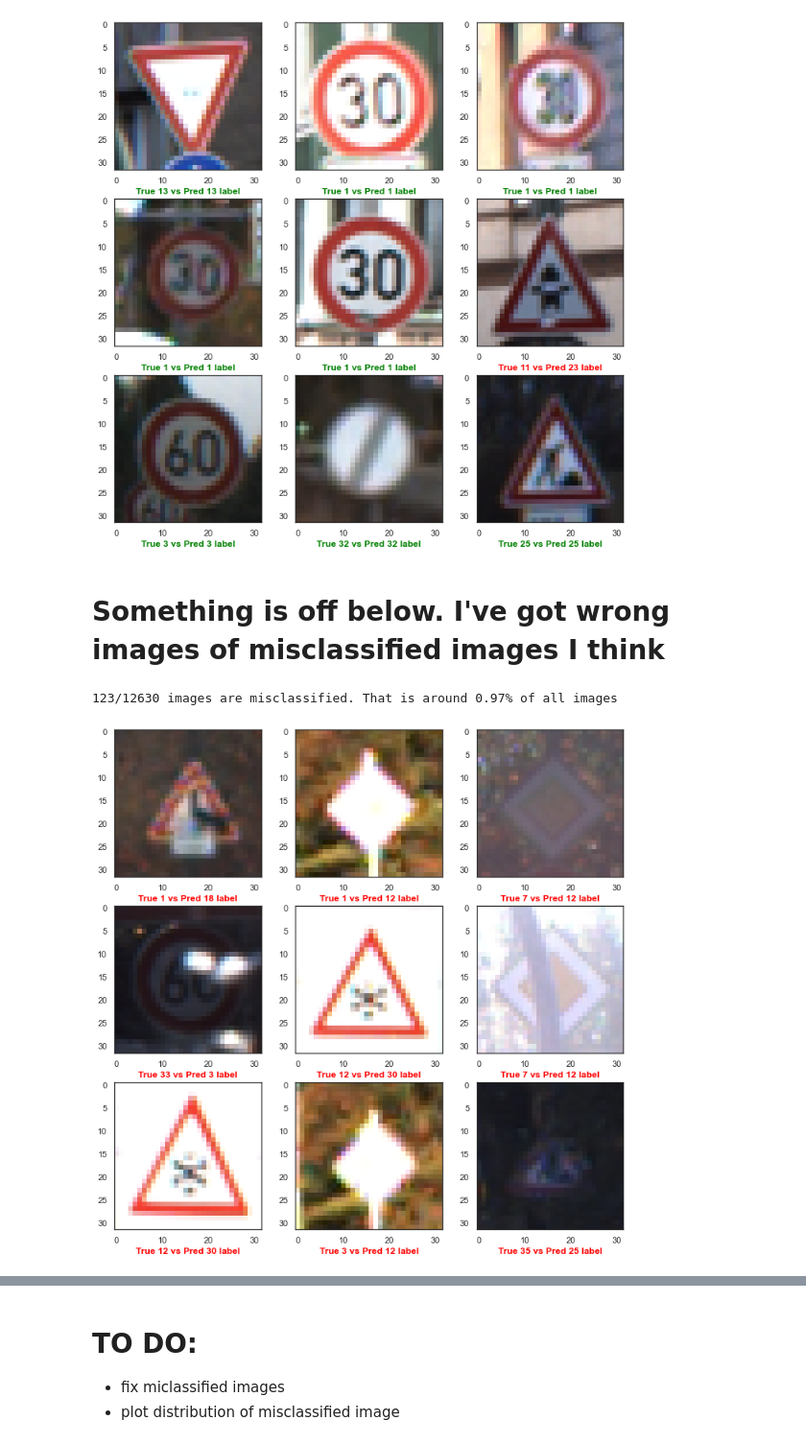
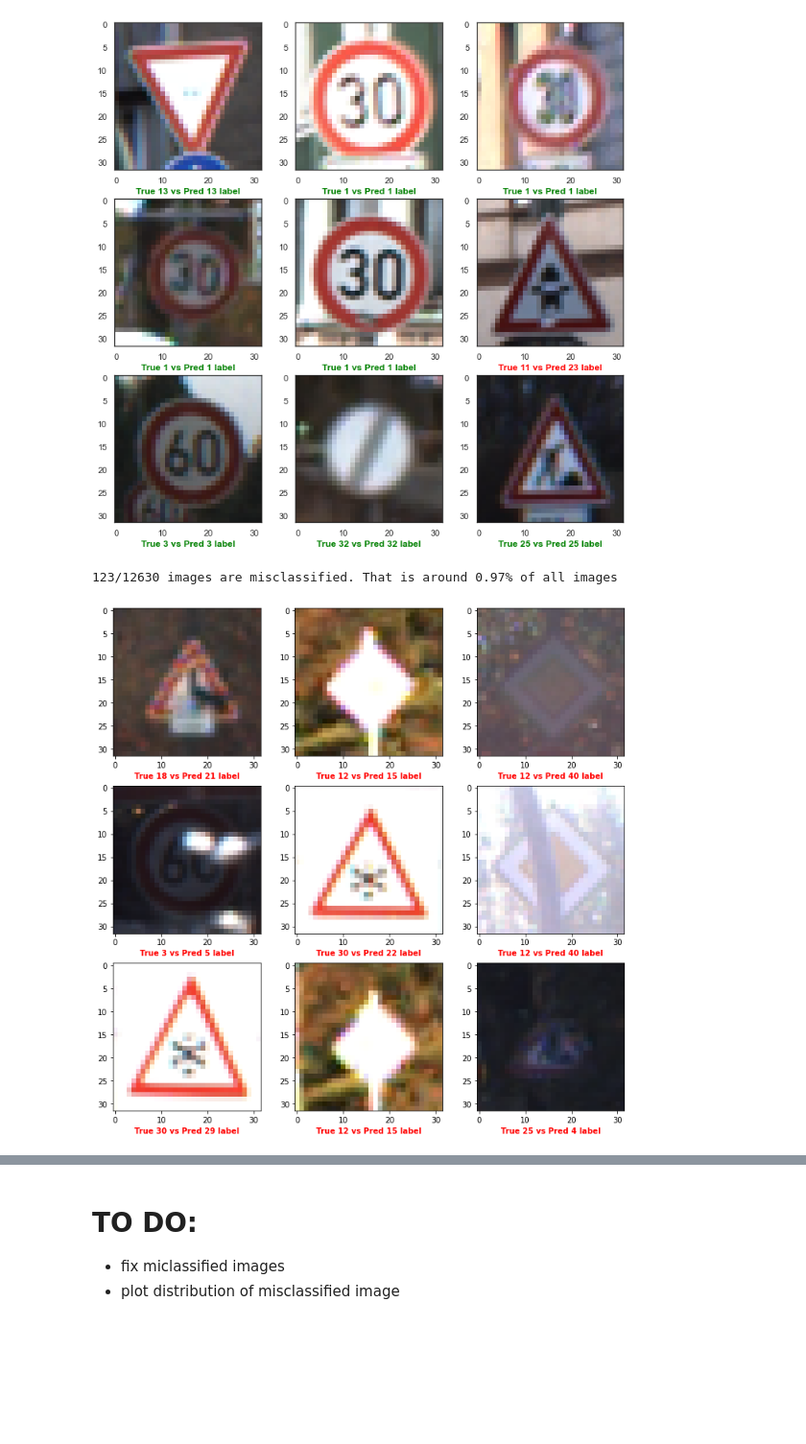
Before and after one commit to imarekkus/Master-s_Thesis, a Jupyter notebook: kody/EDA + Model.ipynb, the cells around one changed output, grey strips where cells are left out. Shown: that part at 96% size. Drawn from its saved outputs; the diff is of its cells as text; code cells hidden in the pictures; blank space fills up the shorter version.

Commit message:
New figures, new tables, results continuation

```diff
--- a/kody/EDA + Model.ipynb
+++ b/kody/EDA + Model.ipynb
@@ -575,3 +738,6 @@ Epoch 30/30
+# %%
+# Loading model
+model = keras.models.load_model('MA_thesis_classifier.h5')
 # %%
 # Predicting on test data
 pre_y_predict = np.argmax(model.predict(X_test), axis=1)
@@ -684,20 +852,20 @@ for i in range(1,10):
 #plt.savefig('Images_vis.jpg', bbox_inches='tight')
 # %% [output]
 [figure]
-# %% [markdown]
-# Something is off below. I've got wrong images of misclassified images I think
 # %%
 # Getting only misclassified images and their labels
 
 # Preparing lists
 misclassified_images = []
 misclassified_labels = []
+right_labels = []
 
 # Loop for getting wrong labels and corresponding images
 for i in range(len(pre_y_predict)) :
   if pre_y_predict[i] != testLabels[i] :
     misclassified_images.append(testImages[i])
-    misclassified_labels.append(testLabels[i])
+    misclassified_labels.append(pre_y_predict[i])
+    right_labels.append(testLabels[i])
 
 print("{}/{} images are misclassified. That is around {:.2f}% of all images".format(len(misclassified_labels), testLabels.shape[0], len(misclassified_labels)/testLabels.shape[0]*100))
 # %% [output]
@@ -712,35 +880,35 @@ plt.figure(figsize=(12,12))
 random.seed(2)
 
 # Loop for creating figure with images
 for i in range(1,10):
 
     # Creating subplots for 10 images
     plt.subplot(3,3,i)
 
     # Choosing random number
     number = random.randint(0,123)
 
     # Getting random image and coresponding label + predicted label
     image = misclassified_images[number]
     pred_label = misclassified_labels[number]
-    true_label = testLabels[number]
+    true_label = right_labels[number]
 
     # If labels dont match, display red color
     if pred_label == true_label:
             x = 'green'
     else:
             x = 'red'
 
     # Plotting images and labels
     plt.imshow(image)
     plt.xlabel("True {} vs Pred {} label".format(true_label, pred_label),
                fontweight='bold',
                color = x)
 
 # Saving image to jpg
 #plt.savefig('Images_vis.jpg', bbox_inches='tight')
 # %% [output]
-[figure, old version]
+[figure, new version]
 # %%
 # Count missclassified images for each label
 count_classes = Counter(misclassified_labels)
```
Also changed, not shown: parts of 20 cells of this notebook, 5 other files.
